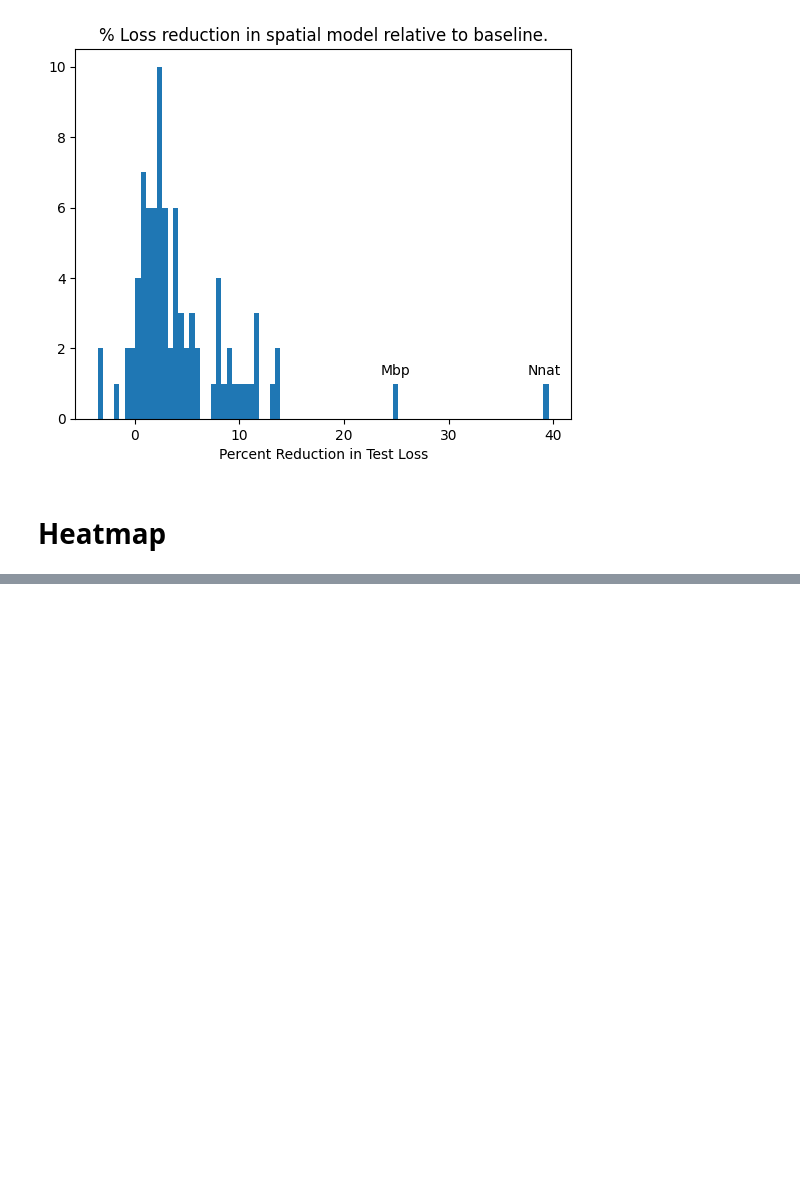
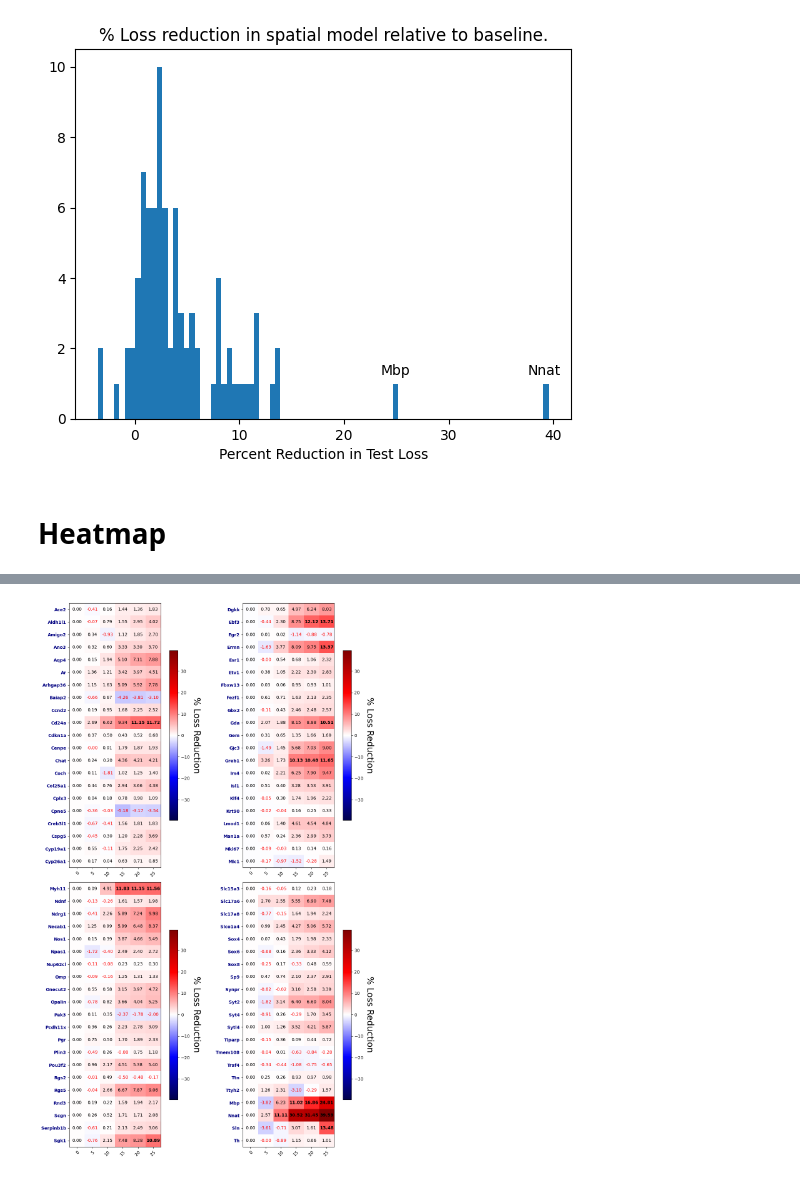
Before and after one commit to prob-ml/spice, a Jupyter notebook: examples/0v60.ipynb, the cells around one changed output, grey strips where cells are left out. Saved outputs shown, nothing was run; the diff lists cells and outputs as text; code cells hidden in the pictures; blank space fills up the shorter version.

```diff
--- a/examples/0v60.ipynb
+++ b/examples/0v60.ipynb
@@ -391,0 +397,76 @@ plt.show()
+# %%
+import numpy as np
+import matplotlib.pyplot as plt
+import json
+
+plt.style.use('default')
+
+with open("0v60.json", "r") as file:
+    loss_dict = json.load(file)
+
+# (Assuming these variables are defined elsewhere in your code)
+# radius_values, genes, data, response_indexes
+
+fig, axes = plt.subplots(2, 2, figsize=(12,18))
+
+quarter = 0
+
+full_loss_array = np.array([
+    [-loss_dict[str(rad)][gene]["percent_diff"] if rad != 0 else 0
+     for rad in radius_values]
+    for gene in genes
+]).T
+
+for ax in axes.ravel():
+
+    quarter += 1
+    radius_values = list(range(0, 26, 5))
+    n = len(response_indexes)
+    genes = [data.columns[response_indexes[i]]
+             for i in range(n * (quarter - 1) // 4, n * quarter // 4)]
+
+    loss_array = np.array([
+        [-loss_dict[str(rad)][gene]["percent_diff"] if rad != 0 else 0
+         for rad in radius_values]
+        for gene in genes
+    ])
+
+    im = ax.imshow(loss_array, cmap='seismic',
+                   vmin=-np.max(np.abs(full_loss_array)),
+                   vmax=np.max(np.abs(full_loss_array)))
+
+    # Increase the width of each cell by adjusting the aspect ratio.
+    # A value less than 1 (e.g. 0.825) makes cells wider horizontally.
+    ax.set_aspect(0.825)
+
+    # Add a colorbar with an adjusted fraction to make it thinner.
+    cbar = ax.figure.colorbar(im, ax=ax, fraction=0.05)
+    cbar.ax.set_ylabel("% Loss Reduction", fontsize=20, rotation=-90, va="bottom")
+
+    ax.set_xticks(np.arange(len(radius_values)))
+    ax.set_xticklabels(list(radius_values))
+
+    # Here we set the gene names (y-axis labels) with a custom font dict.
+    gene_font = {'fontsize': 10, 'fontweight': 'bold', 'color': 'navy'}
+    ax.set_yticks(np.arange(len(genes)))
+    ax.set_yticklabels(genes, fontdict=gene_font)
+
+    # Adjust tick font sizes for both axes
+    ax.tick_params(axis='both', which='major', labelsize=10)
+    plt.setp(ax.get_xticklabels(), rotation=45, ha="right", rotation_mode="anchor")
+
+    # Dynamically adjust text color and font weight based on cell value
+    for i in range(len(genes)):
+        for j in range(len(radius_values)):
+            text_color = 'red' if loss_array[i, j] < 0 else 'black'
+            # Make text bold if the loss is greater than 10 (adjust the condition as needed)
+            fontweight = 'bold' if loss_array[i, j] > 10 else 'normal'
+            ax.text(j, i, f"{loss_array[i, j]:.2f}",
+                    ha="center", va="center", color=text_color,
+                    fontsize=10, fontweight=fontweight)
+
+fig.tight_layout()
+plt.savefig("spatial_vertical_full.png", dpi=600)
+plt.show()
+# %% [output]
+[figure, added]
```
Also changed, not shown: parts of 19 cells of this notebook, 31 other files.
